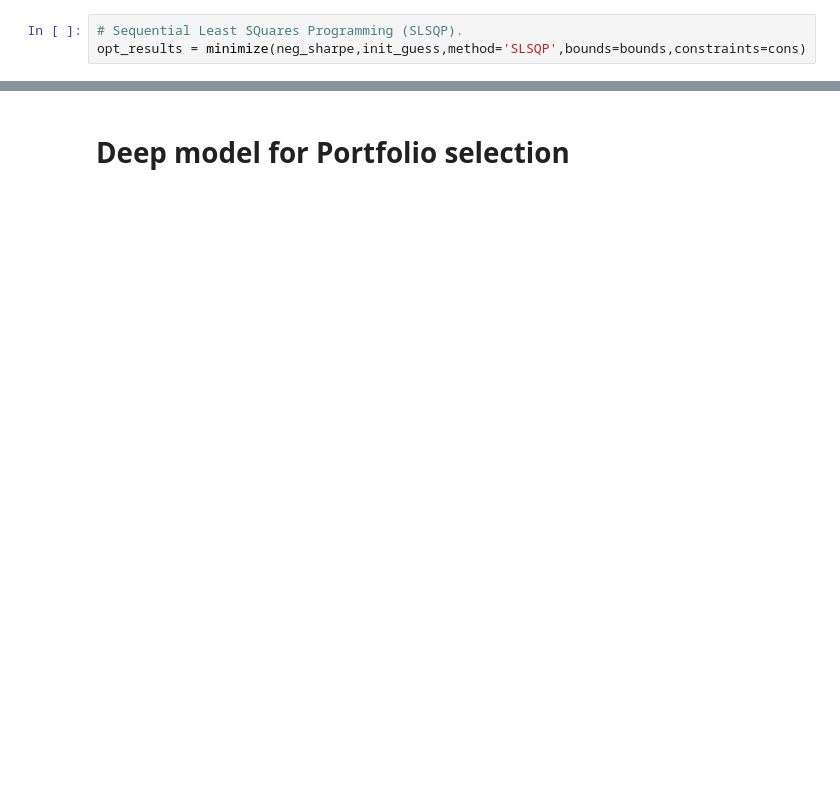
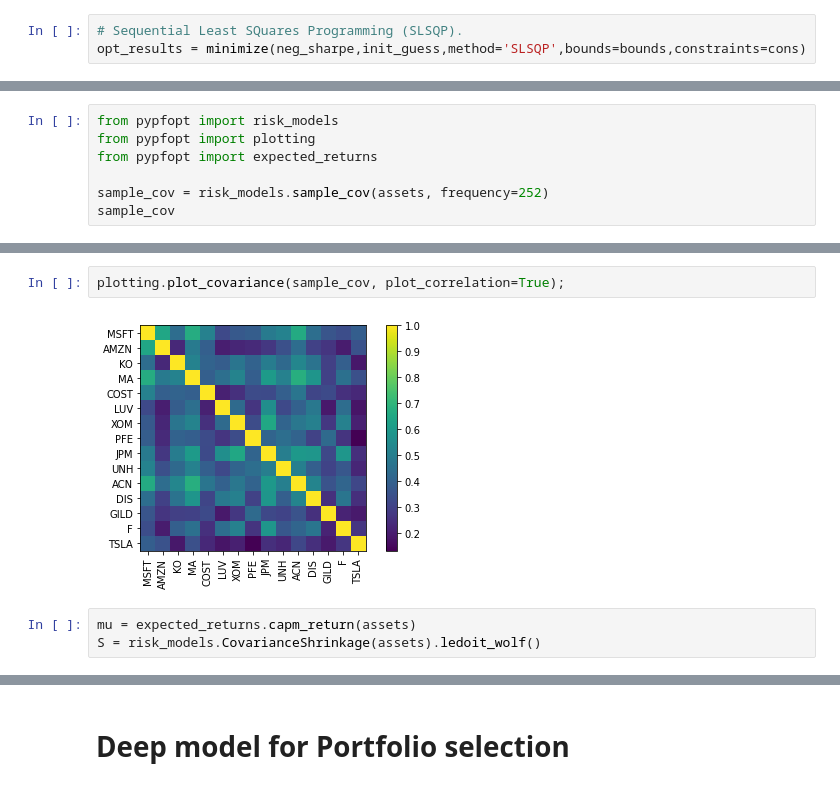
Before and after one commit to ThxHuncho/Financial-Analysis-, a Jupyter notebook: Financial analysis/Deep learning for portfolio selection .ipynb, the cells around one changed output, grey strips where cells are left out. Saved outputs shown, nothing was run; the diff lists cells and outputs as text; blank space fills up the shorter version.

```diff
--- a/Financial analysis/Deep learning for portfolio selection .ipynb
+++ b/Financial analysis/Deep learning for portfolio selection .ipynb
@@ -380,0 +255,7 @@ array([1.33646085, 1.12789004, 1.18492122])
+# %%
+from pypfopt import risk_models
+from pypfopt import plotting
+from pypfopt import expected_returns
+
+sample_cov = risk_models.sample_cov(assets, frequency=252)
+sample_cov
@@ -380,0 +280,7 @@ array([1.33646085, 1.12789004, 1.18492122])
+# %%
+plotting.plot_covariance(sample_cov, plot_correlation=True);
+# %% [output]
+[figure, added]
+# %%
+mu = expected_returns.capm_return(assets)
+S = risk_models.CovarianceShrinkage(assets).ledoit_wolf()
```
Also changed, not shown: parts of 109 cells of this notebook.
